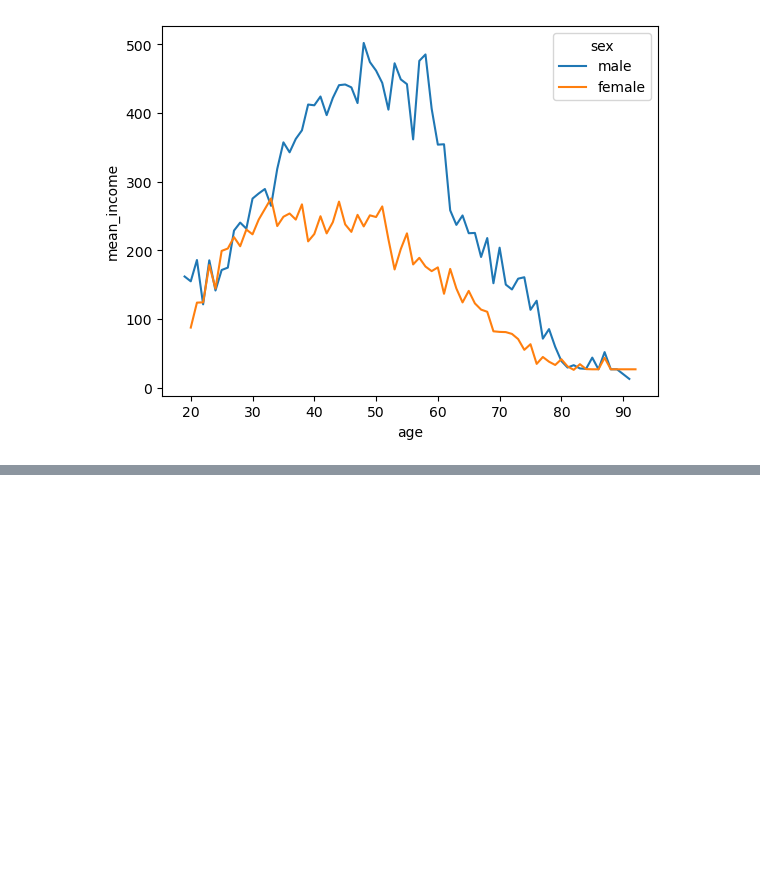
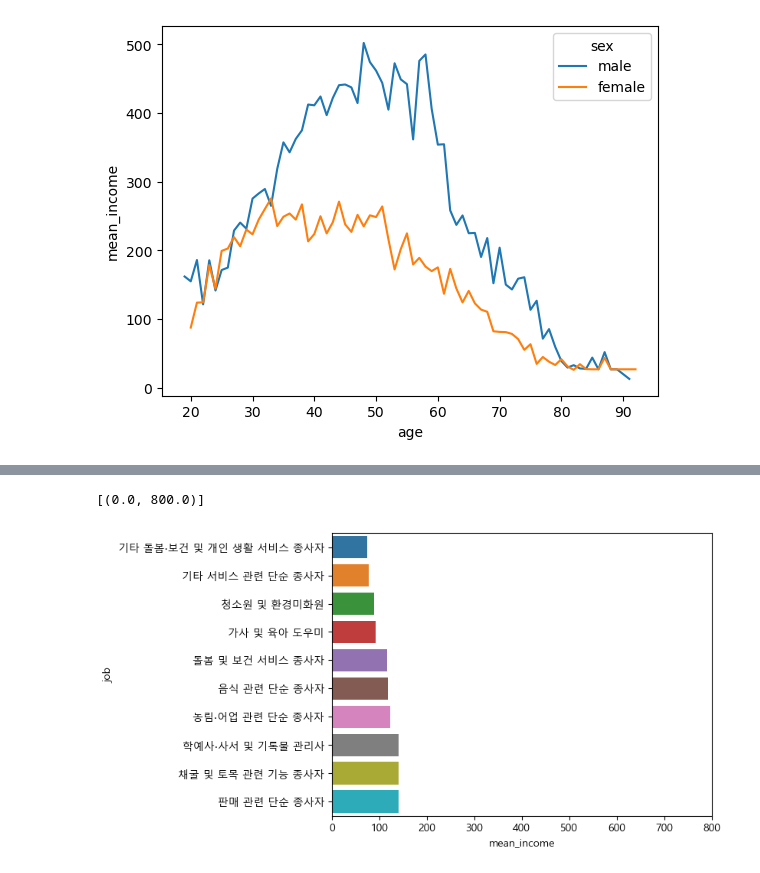
Before and after one commit to sowsab/kit_bigdata, a Jupyter notebook: src/chapter09.ipynb, the cells around one changed output, grey strips where cells are left out. Drawn from its saved outputs; the diff is of its cells as text; code cells hidden in the pictures; blank space fills up the shorter version.

```diff
--- a/src/chapter09.ipynb
+++ b/src/chapter09.ipynb
@@ -317,0 +398,3 @@ sns.lineplot(data = sex_age, x = 'age', y = 'mean_income', hue = 'sex')
+# %%
+bottom10 = job_income.sort_values('mean_income').head(10)
+bottom10
@@ -317,0 +413,6 @@ sns.lineplot(data = sex_age, x = 'age', y = 'mean_income', hue = 'sex')
+# %%
+sns.barplot(data = bottom10, y = 'job', x = 'mean_income') \
+    .set(xlim = [0,800])
+# %% [output]
+[(0.0, 800.0)]
+[figure, added]
```
Also changed, not shown: parts of 9 cells of this notebook.
